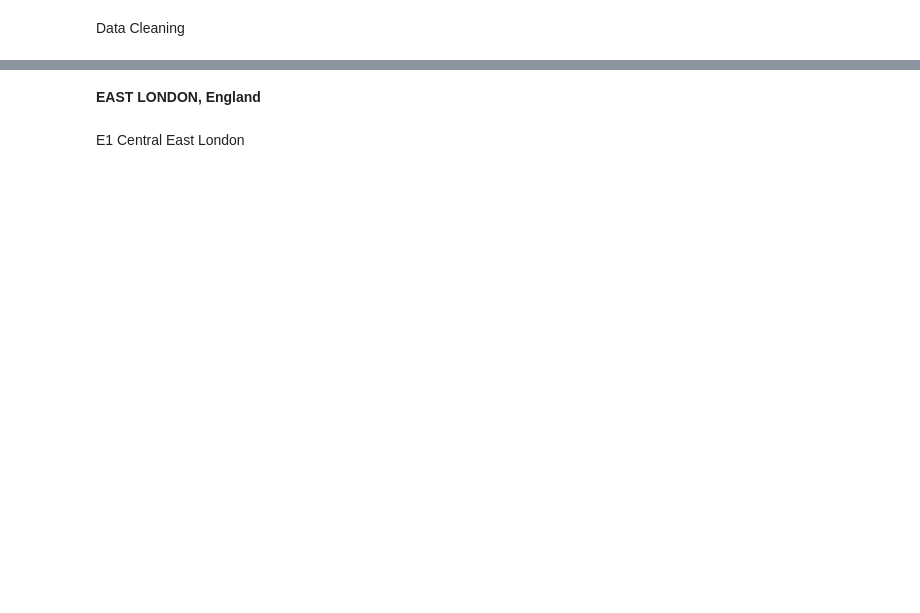
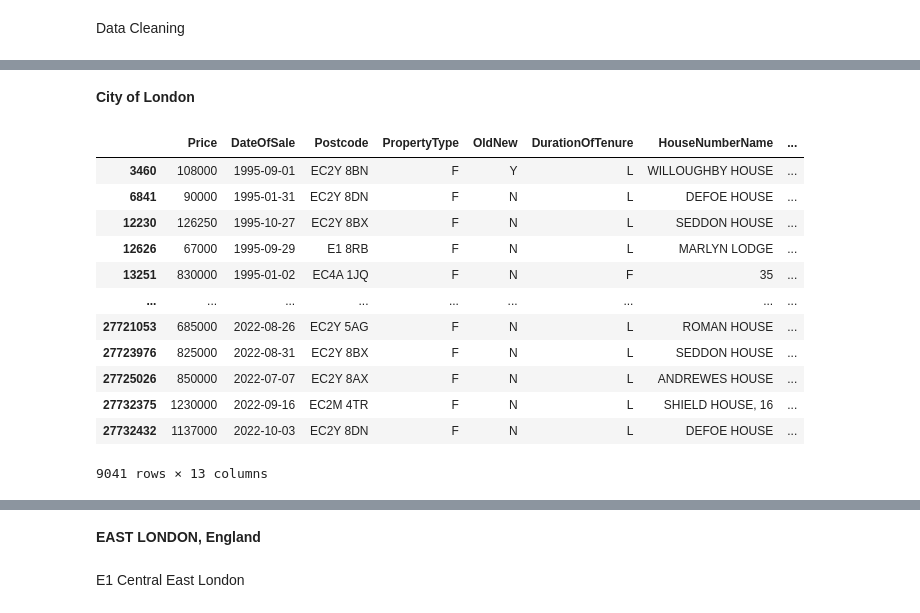
Before and after one commit to Scansan-Properties/HousePricePrediction, a Jupyter notebook: LoadFromURL.ipynb, the cells around one changed output, grey strips where cells are left out. Cells and saved outputs as stored; diff of their text form; code cells hidden in the pictures; blank space fills up the shorter version.

```diff
--- a/LoadFromURL.ipynb
+++ b/LoadFromURL.ipynb
@@ -75,0 +115,19 @@ memory usage: 2.7+ GB
+# %% [markdown]
+**City of London**
+# %%
+cityoflondon = df.loc[df["District"] == "CITY OF LONDON"]
+cityoflondon
+# %% [output]
+|  | Price | DateOfSale | Postcode | PropertyType | OldNew | DurationOfTenure | HouseNumberName | ... |
+| 3460 | 108000 | 1995-09-01 | EC2Y 8BN | F | Y | L | WILLOUGHBY HOUSE | ... |
+| 6841 | 90000 | 1995-01-31 | EC2Y 8DN | F | N | L | DEFOE HOUSE | ... |
+| 12230 | 126250 | 1995-10-27 | EC2Y 8BX | F | N | L | SEDDON HOUSE | ... |
+| 12626 | 67000 | 1995-09-29 | E1 8RB | F | N | L | MARLYN LODGE | ... |
+| 13251 | 830000 | 1995-01-02 | EC4A 1JQ | F | N | F | 35 | ... |
+| ... | ... | ... | ... | ... | ... | ... | ... | ... |
+| 27721053 | 685000 | 2022-08-26 | EC2Y 5AG | F | N | L | ROMAN HOUSE | ... |
+| 27723976 | 825000 | 2022-08-31 | EC2Y 8BX | F | N | L | SEDDON HOUSE | ... |
+| 27725026 | 850000 | 2022-07-07 | EC2Y 8AX | F | N | L | ANDREWES HOUSE | ... |
+| 27732375 | 1230000 | 2022-09-16 | EC2M 4TR | F | N | L | SHIELD HOUSE, 16 | ... |
+| 27732432 | 1137000 | 2022-10-03 | EC2Y 8DN | F | N | L | DEFOE HOUSE | ... |
+9041 rows × 13 columns
```
Also changed, not shown: parts of 42 cells of this notebook.
